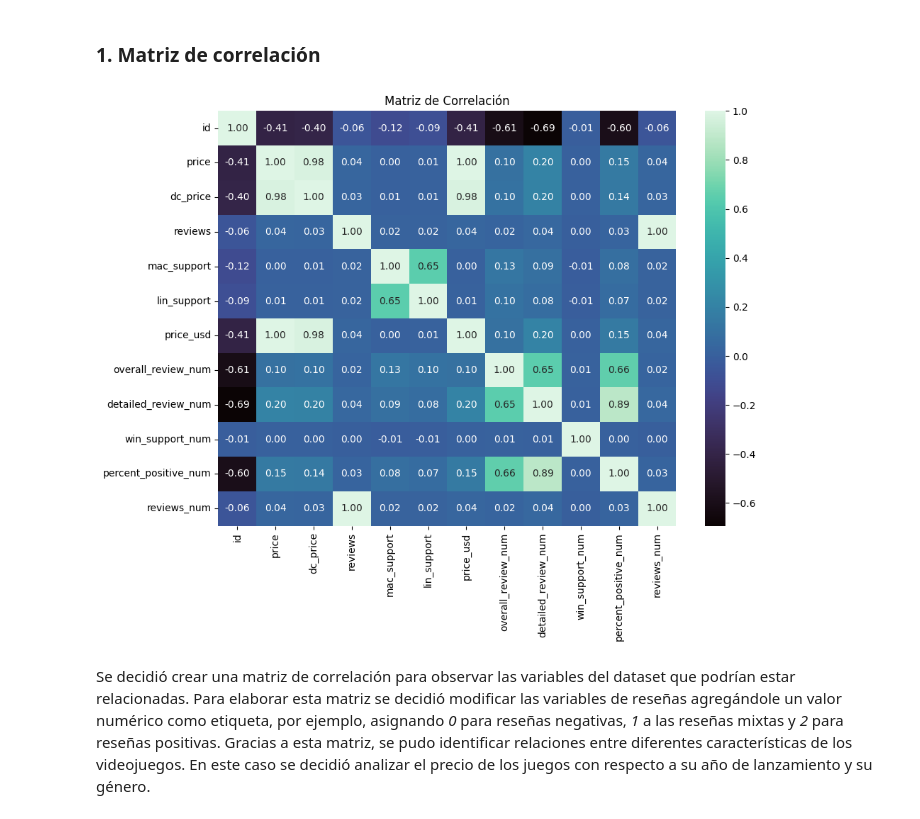
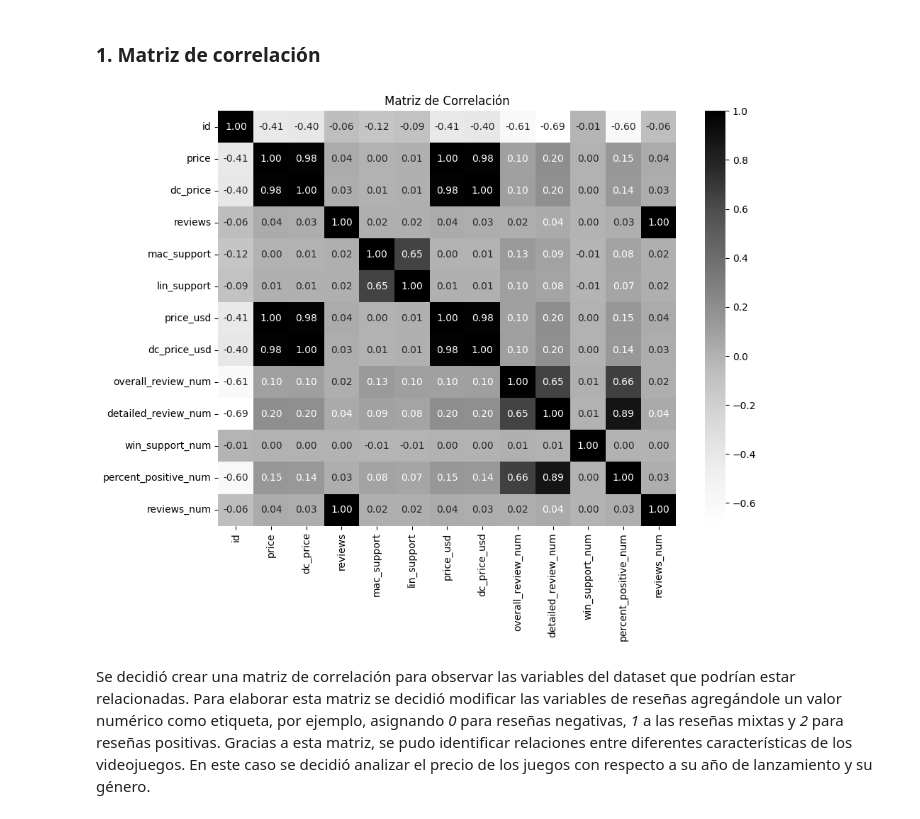
Before and after one commit to delav-dev/steam-pc-games-analysis, a Jupyter notebook: data_analysis.ipynb, the cells around one changed output. Drawn from its saved outputs; the diff is of its cells as text; code cells hidden in the pictures.

```diff
--- a/data_analysis.ipynb
+++ b/data_analysis.ipynb
@@ -6,2 +7,2 @@ import seaborn as sns
 # %%
-steam_data = pd.read_csv("games_data.csv", encoding="latin-1")
+steam_data = pd.read_csv("games_data.csv", encoding="latin-1", low_memory=False)
@@ -178,6 +179,7 @@ steam_data['dc_price'] = steam_data['dc_price'].astype(str).str.replace(',', '')
 # Ajuste de conversión INR -> USD
 conversion_rate = 83  # 1 USD = 83 INR
 steam_data['price_usd'] = steam_data['price'] / conversion_rate
+steam_data['dc_price_usd'] = steam_data['dc_price'] / conversion_rate
 
 steam_data['release_date'] = pd.to_datetime(steam_data['release_date'], errors='coerce')
 steam_data['reviews'] = steam_data['reviews'].astype(int)
@@ -673,13 +1615,13 @@ Veinteavo Percentil (P20): 0.51, posición teórica: 3427.6
 # %%
 numeric_cols = steam_data.select_dtypes(include=[np.number])
 matrix_corr = numeric_cols.corr()
 plt.figure(figsize=(10, 8))
-sns.heatmap(matrix_corr, annot=True, fmt=".2f", cmap='mako', cbar=True)
+sns.heatmap(matrix_corr, annot=True, fmt=".2f", cmap='Grays', cbar=True)
 plt.title('Matriz de Correlación')
 plt.tight_layout()
 plt.show()
 # %% [output]
-[figure, old version]
+[figure, new version]
 # %% [markdown]
 Se decidió crear una matriz de correlación para observar las variables del dataset que podrían estar relacionadas. Para elaborar esta matriz se decidió modificar las variables de reseñas agregándole un valor numérico como etiqueta, por ejemplo, asignando *0* para reseñas negativas, *1* a las reseñas mixtas y *2* para reseñas positivas. Gracias a esta matriz, se pudo identificar relaciones entre diferentes características de los videojuegos. En este caso se decidió analizar el precio de los juegos con respecto a su año de lanzamiento y su género.
 # %% [markdown]
```
Also changed, not shown: parts of 81 cells of this notebook, 2 other files.
